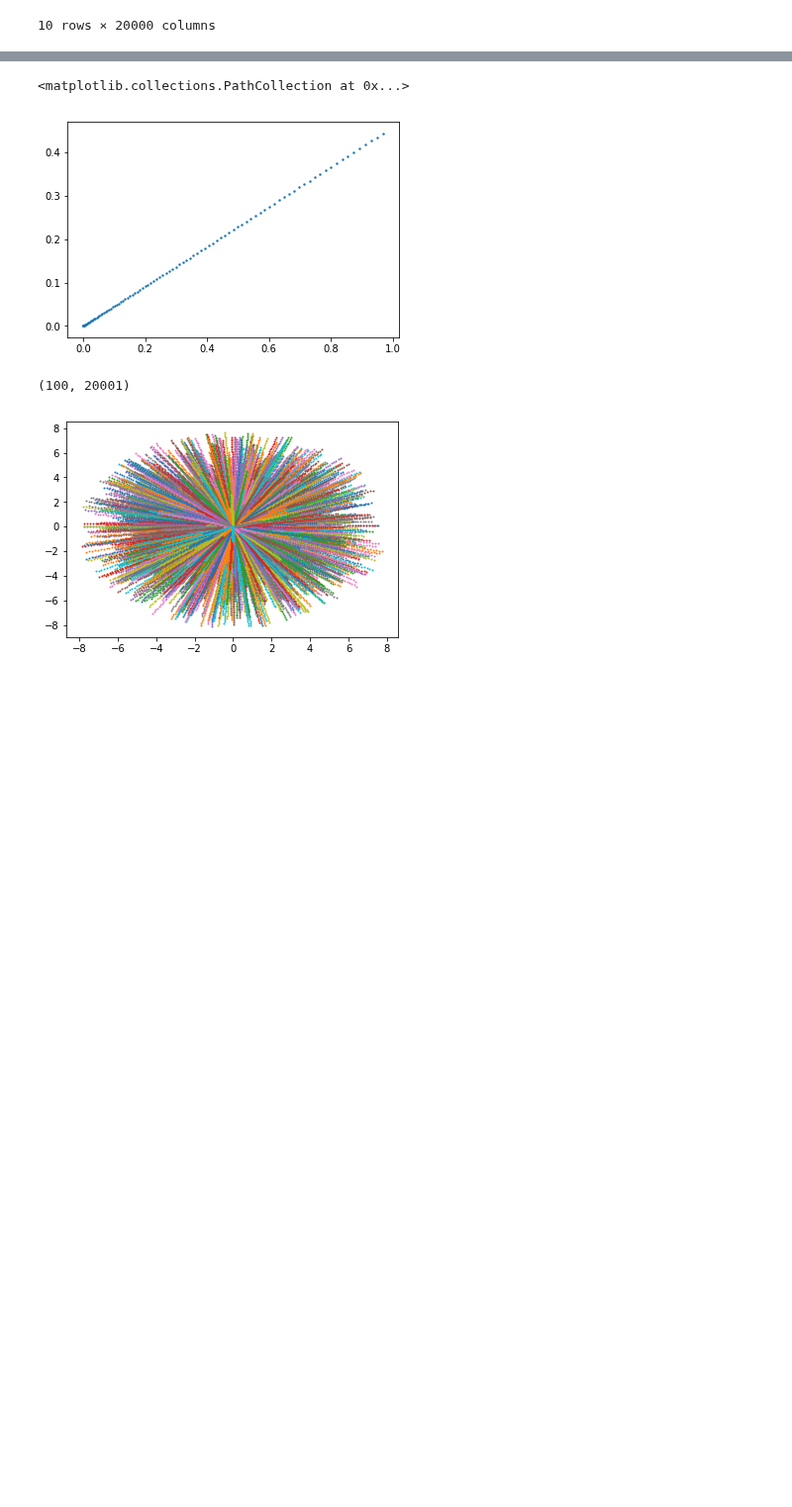
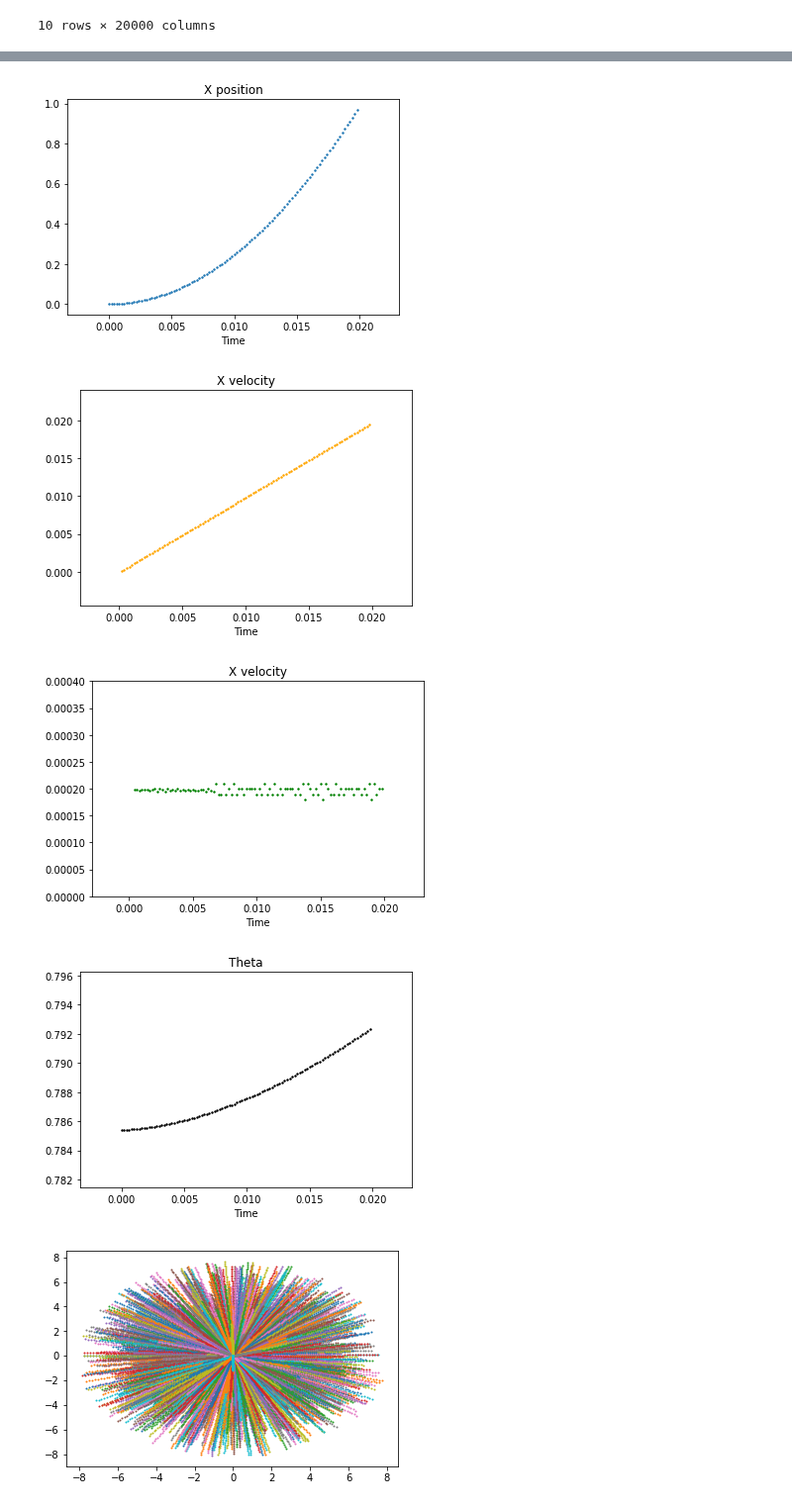
Before and after one commit to oliviatessa/MothMachineLearning, a Jupyter notebook: Load and Visualize data.ipynb, the cells around one changed output, grey strips where cells are left out. Shown at 99% size. Drawn from its saved outputs; the diff is of its cells as text; code cells hidden in the pictures; blank space fills up the shorter version.

```diff
--- a/Load and Visualize data.ipynb
+++ b/Load and Visualize data.ipynb
@@ -98,12 +81,29 @@ spray.iloc[:, 0:9]
-# %%
-plt.scatter(spray.x, spray.y, s= 2)
-# %% [output]
-<matplotlib.collections.PathCollection at 0x...>
-[figure, removed]
-# %%
-spray.shape
-# %% [output]
-(100, 20001)
+# %%
+plt.scatter(y = spray.x, x = spray["time"], s = 2)
+plt.title("X position")
+plt.xlabel("Time")
+plt.show()
+plt.scatter(y = np.diff(spray.x), x = spray.loc[1:, "time"], s = 2, c= "orange")
+plt.title("X velocity")
+plt.xlabel("Time")
+plt.show()
+
+plt.scatter(y = np.diff(np.diff(spray.x)), x = spray.loc[2:, "time"], s = 2, c= "green")
+plt.title("X velocity")
+plt.xlabel("Time")
+plt.ylim(0, 0.0004)
+plt.show()
+
+plt.scatter(y = spray.theta, x = spray.loc[:, "time"], s = 2, c= "black")
+plt.title("Theta")
+plt.xlabel("Time")
+
+plt.show()
+# %% [output]
+[figure, added]
+[figure, added]
+[figure, added]
+[figure, added]
 # %%
 xx =1
 yy = 2
```
Also changed, not shown: parts of 11 cells of this notebook.
